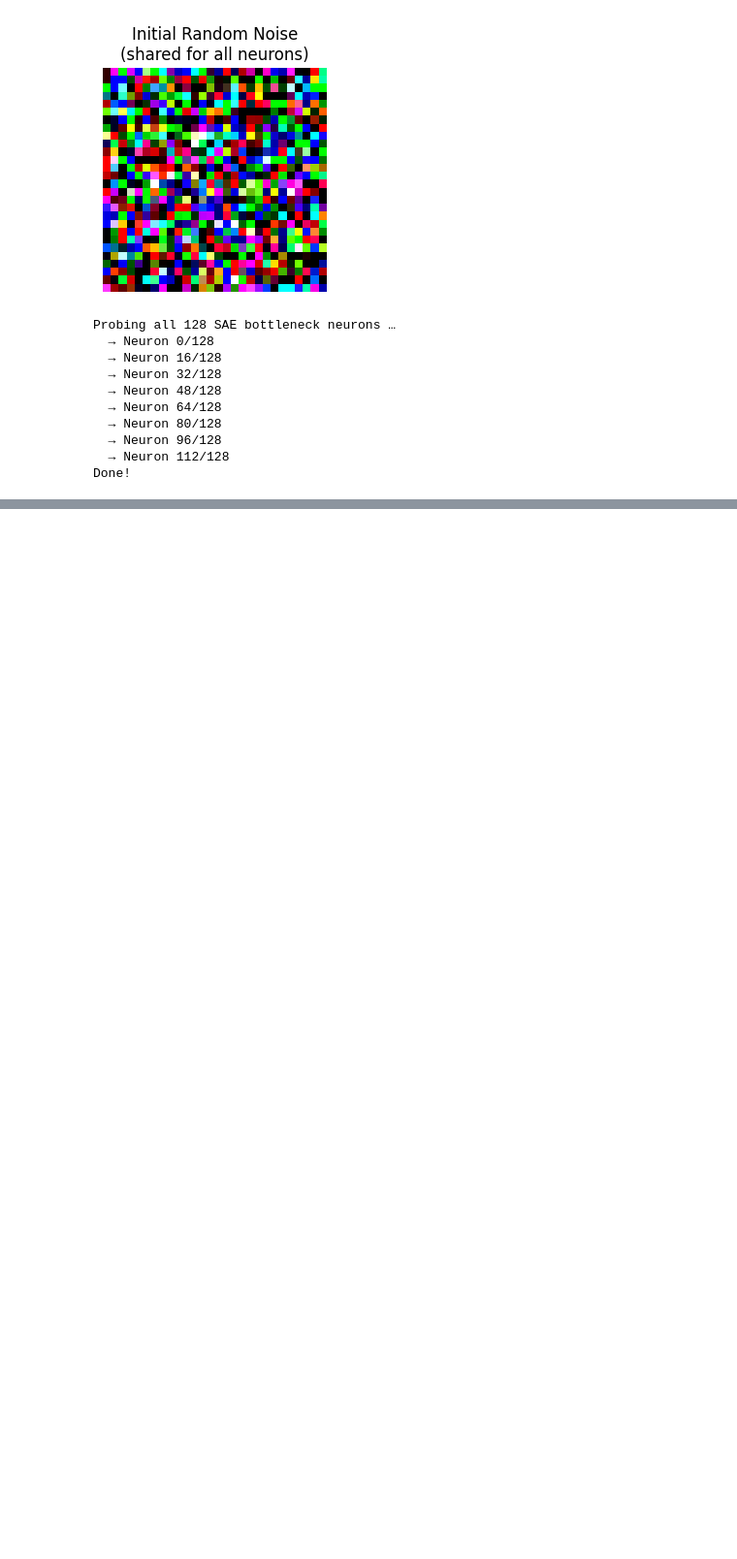
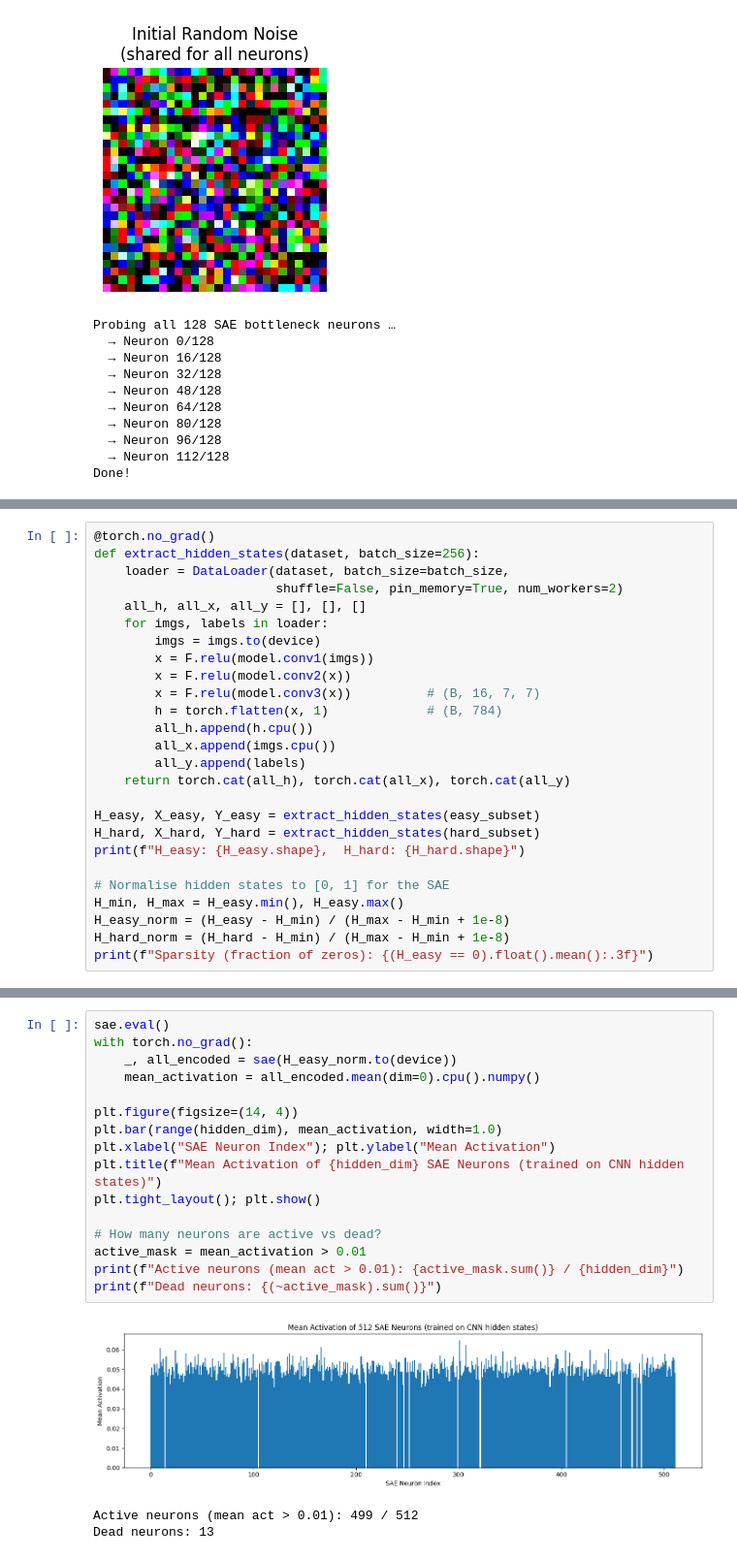
Before and after one commit to kmitvatsaveml/precogcvtask-unboxingblackbox-CNN-s, a Jupyter notebook: task6final.ipynb, the cells around one changed output, grey strips where cells are left out. Shown at 97% size. Cells and saved outputs as stored; diff of their text form; blank space fills up the shorter version.

```diff
--- a/task6final.ipynb
+++ b/task6final.ipynb
@@ -453,0 +517,26 @@ plt.show()
+# %%
+@torch.no_grad()
+def extract_hidden_states(dataset, batch_size=256):
+    loader = DataLoader(dataset, batch_size=batch_size,
+                        shuffle=False, pin_memory=True, num_workers=2)
+    all_h, all_x, all_y = [], [], []
+    for imgs, labels in loader:
+        imgs = imgs.to(device)
+        x = F.relu(model.conv1(imgs))
+        x = F.relu(model.conv2(x))
+        x = F.relu(model.conv3(x))          # (B, 16, 7, 7)
+        h = torch.flatten(x, 1)             # (B, 784)
+        all_h.append(h.cpu())
+        all_x.append(imgs.cpu())
+        all_y.append(labels)
+    return torch.cat(all_h), torch.cat(all_x), torch.cat(all_y)
+
+H_easy, X_easy, Y_easy = extract_hidden_states(easy_subset)
+H_hard, X_hard, Y_hard = extract_hidden_states(hard_subset)
+print(f"H_easy: {H_easy.shape},  H_hard: {H_hard.shape}")
+
+# Normalise hidden states to [0, 1] for the SAE
+H_min, H_max = H_easy.min(), H_easy.max()
+H_easy_norm = (H_easy - H_min) / (H_max - H_min + 1e-8)
+H_hard_norm = (H_hard - H_min) / (H_max - H_min + 1e-8)
+print(f"Sparsity (fraction of zeros): {(H_easy == 0).float().mean():.3f}")
@@ -453,0 +634,20 @@ plt.show()
+# %%
+sae.eval()
+with torch.no_grad():
+    _, all_encoded = sae(H_easy_norm.to(device))
+    mean_activation = all_encoded.mean(dim=0).cpu().numpy()
+
+plt.figure(figsize=(14, 4))
+plt.bar(range(hidden_dim), mean_activation, width=1.0)
+plt.xlabel("SAE Neuron Index"); plt.ylabel("Mean Activation")
+plt.title(f"Mean Activation of {hidden_dim} SAE Neurons (trained on CNN hidden states)")
+plt.tight_layout(); plt.show()
+
+# How many neurons are active vs dead?
+active_mask = mean_activation > 0.01
+print(f"Active neurons (mean act > 0.01): {active_mask.sum()} / {hidden_dim}")
+print(f"Dead neurons: {(~active_mask).sum()}")
+# %% [output]
+[figure, added]
+Active neurons (mean act > 0.01): 499 / 512
+Dead neurons: 13
```
Also changed, not shown: parts of 27 cells of this notebook.
